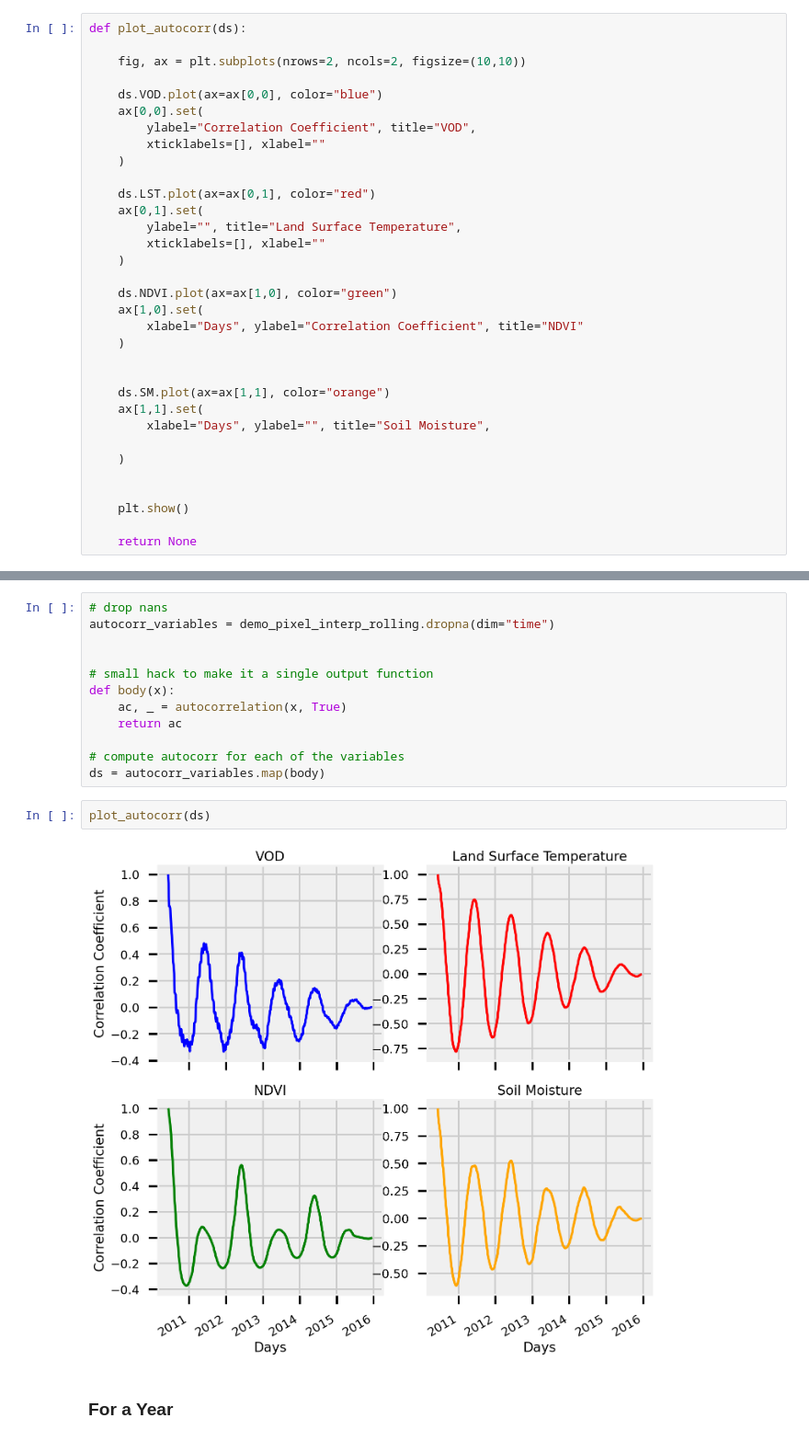
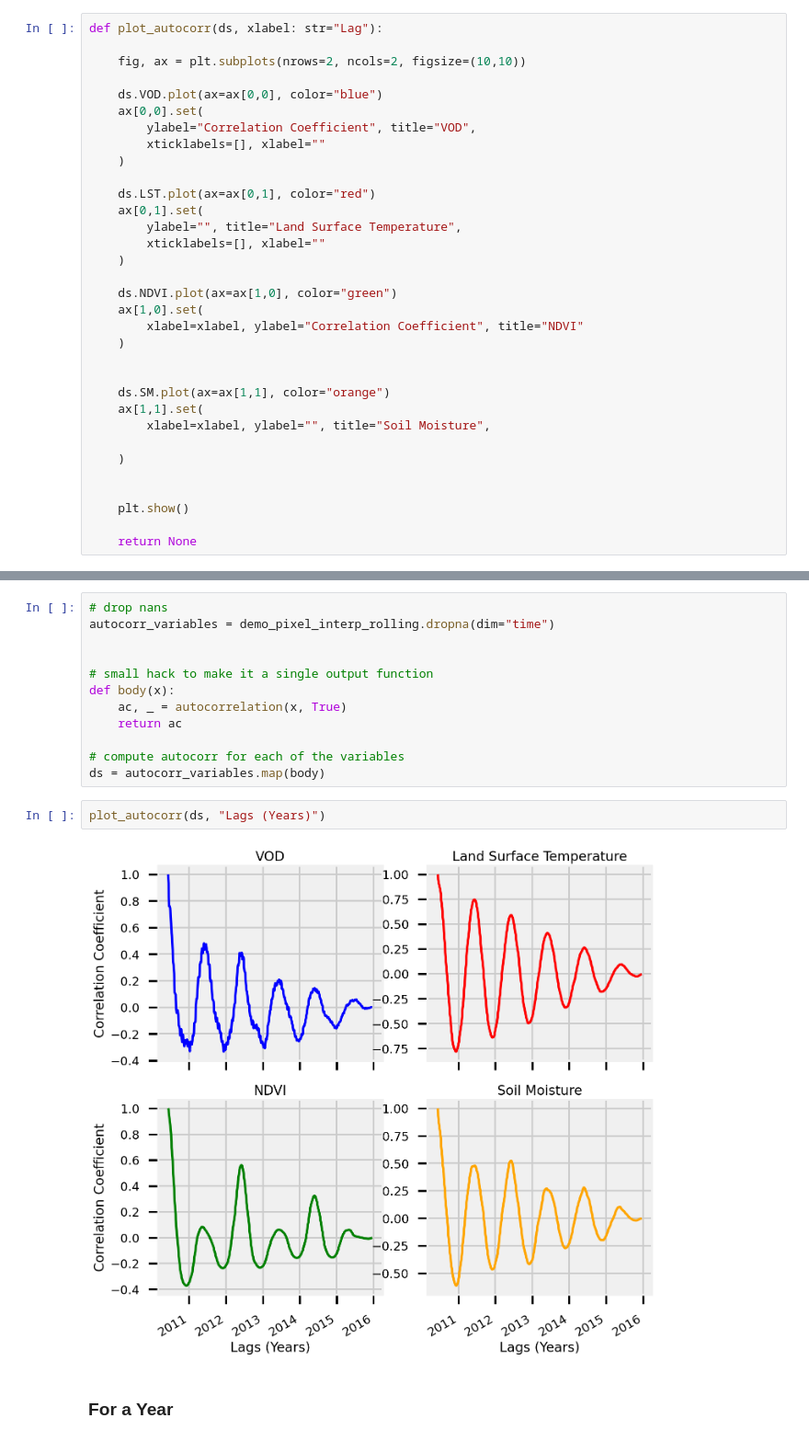
Before and after one commit to IPL-UV/gauss4eo, a Jupyter notebook: docs/content/drought/3_auto_correlation.ipynb, the cells around one changed output, grey strips where cells are left out. Shown at 92% size. Cells and saved outputs as stored; diff of their text form.

```diff
--- a/docs/content/drought/3_auto_correlation.ipynb
+++ b/docs/content/drought/3_auto_correlation.ipynb
@@ -180,7 +180,7 @@ def compute_lags(x):
     """compute the lags"""
     return np.arange(-x.shape[0] + 1, x.shape[0])
 # %%
-def plot_autocorr(ds):
+def plot_autocorr(ds, xlabel: str="Lag"):
 
     fig, ax = plt.subplots(nrows=2, ncols=2, figsize=(10,10))
 
@@ -198,13 +198,13 @@ def plot_autocorr(ds):
 
     ds.NDVI.plot(ax=ax[1,0], color="green")
     ax[1,0].set(
-        xlabel="Days", ylabel="Correlation Coefficient", title="NDVI"
+        xlabel=xlabel, ylabel="Correlation Coefficient", title="NDVI"
     )
 
 
     ds.SM.plot(ax=ax[1,1], color="orange")
     ax[1,1].set(
-        xlabel="Days", ylabel="", title="Soil Moisture",
+        xlabel=xlabel, ylabel="", title="Soil Moisture",
 
     )
 
@@ -275,9 +275,9 @@ def body(x):
 # compute autocorr for each of the variables
 ds = autocorr_variables.map(body)
 # %%
-plot_autocorr(ds)
+plot_autocorr(ds, "Lags (Years)")
 # %% [output]
-[figure, old version]
+[figure, new version]
 # %% [markdown]
 ### For a Year
 # %%
```
Also changed, not shown: parts of 4 cells of this notebook, 3 other files.
